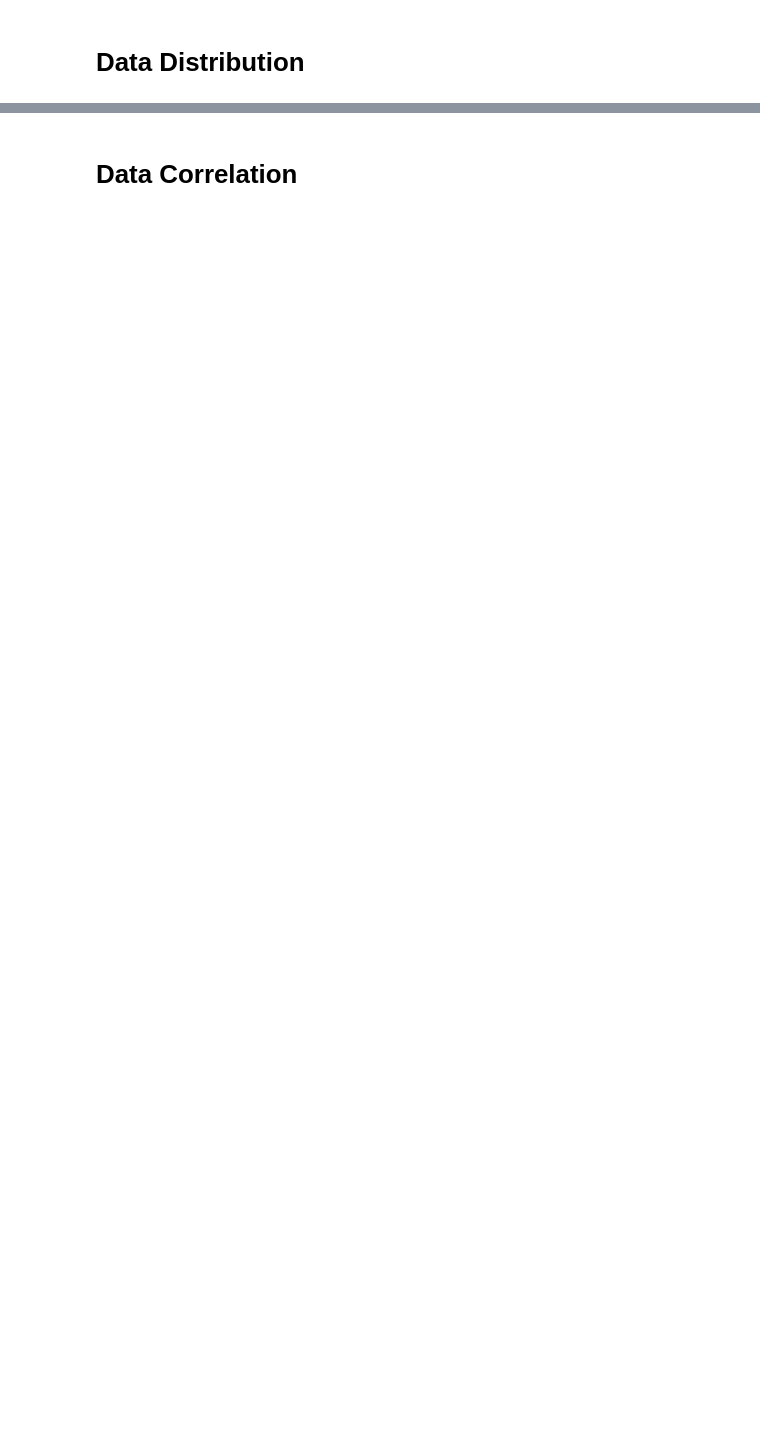
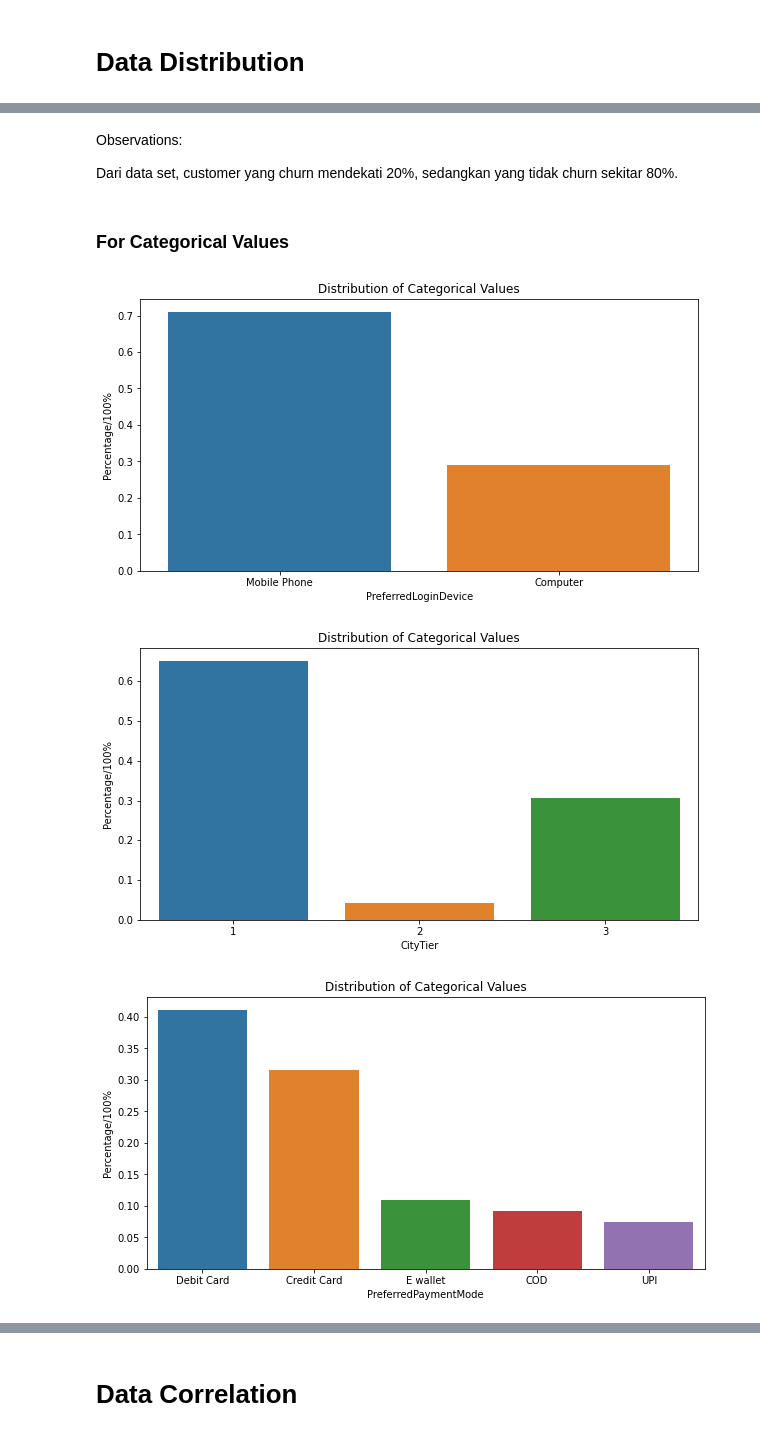
Before and after one commit to edosept/Churn-Analysis-and-Prediction, a Jupyter notebook: notebooks/05 Exploratory Data Analysis.ipynb, the cells around one changed output, grey strips where cells are left out. Drawn from its saved outputs; the diff is of its cells as text; code cells hidden in the pictures; blank space fills up the shorter version.

```diff
--- a/notebooks/05 Exploratory Data Analysis.ipynb
+++ b/notebooks/05 Exploratory Data Analysis.ipynb
@@ -82,0 +124,20 @@ df.describe()
+# %% [markdown]
+Observations:
+
+Dari data set, customer yang churn mendekati 20%, sedangkan yang tidak churn sekitar 80%.
+# %% [markdown]
+### For Categorical Values
+# %%
+for col in df.columns:
+    if df[col].dtypes == 'object':
+        value_counts = df[col].value_counts(normalize=True)
+        fig, axes = plt.subplots(figsize=(10,5))
+        sns.barplot(x = value_counts.index, y = value_counts)
+        axes.set_title('Distribution of Categorical Values')
+        axes.set_ylabel('Percentage/100%')
+        axes.set_xlabel(col)
+        plt.show()
+# %% [output]
+[figure, added]
+[figure, added]
+[figure, added]
```
Also changed, not shown: parts of 71 cells of this notebook, 13 other files.
